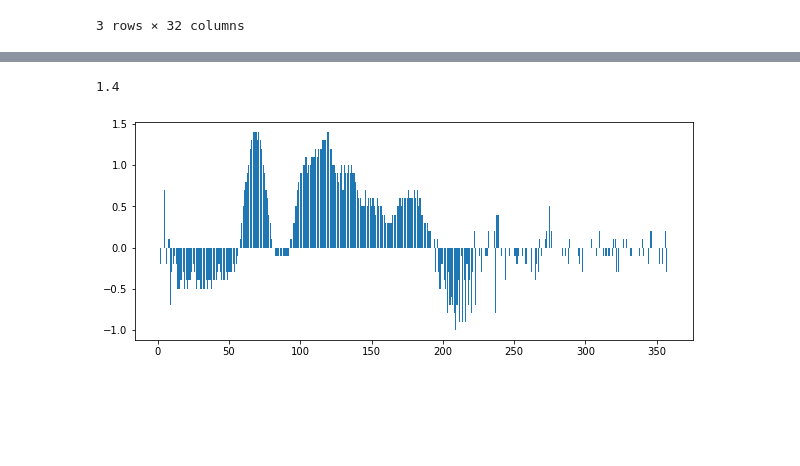
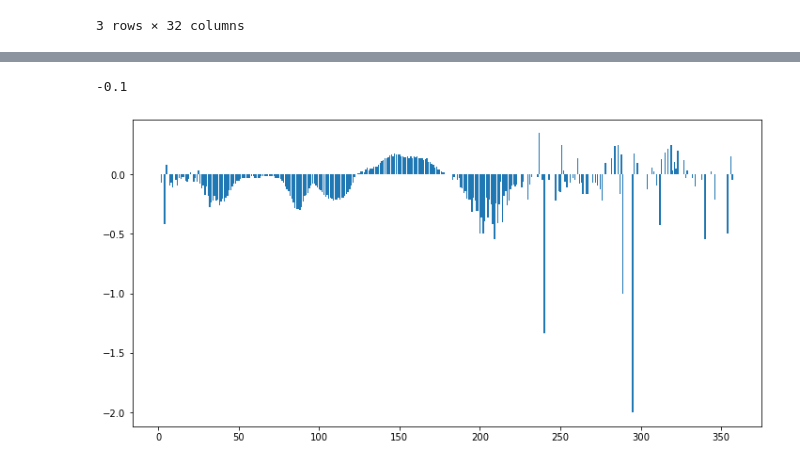
Before and after one commit to GStechschulte/wake_effect, a Jupyter notebook: delta_wind_velocity/delta_wind_velocity.ipynb, the cells around one changed output, grey strips where cells are left out. Cells and saved outputs as stored; diff of their text form; code cells hidden in the pictures; blank space fills up the shorter version.

```diff
--- a/delta_wind_velocity/delta_wind_velocity.ipynb
+++ b/delta_wind_velocity/delta_wind_velocity.ipynb
@@ -112,16 +107,16 @@ def wind_dif(turbine1, turbine2, angle):
 # %%
-# Function create plot of wind speed diff over all angle
-# Input: Nr. of turbine, Nr. of turbine
+# Function create plot of absolute wind speed diff over all angle
+# Input: Nr. of turbine, Nr. of turbine, relative change: 1 -> yes
 # Output: plot
 
-def wd_plot(turbine1, turbine2):
+def wd_plot(turbine1, turbine2, relative=0):
     t1 = "WTG" + str(turbine1)
     t2 = "WTG" + str(turbine2)
     c = []
     count = 0
     for i in df2.iterrows():
         index = int(df2.iloc[[count]].index.values)
-        number = wind_dif(turbine1, turbine2, index)
+        number = wind_dif(turbine1, turbine2, index, relative)
         c = c + [[index] + [number]]
         count = count + 1
     c = pd.DataFrame(c, columns=['wind_dir', 'wind_diff'])
@@ -129,13 +124,10 @@ def wd_plot(turbine1, turbine2):
     amount = c['wind_diff']
     fig = plt.figure()
     plt.bar(wind_dir, amount)
-    fig.set_size_inches(10, 4)
-    plt.show()
+    fig.set_size_inches(12, 6)
-# %%
-wind_dif(2, 3, 69)
-# %% [output]
-1.4
-# %%
-wd_plot(2, 3)
-# %% [output]
-[figure, removed]
+# %%
+wd_plot(4, 7, 1)
+wind_dif(4,6,4)
+# %% [output]
+-0.1
+[figure, added]
```
Also changed, not shown: parts of 8 cells of this notebook, 1 other file.
